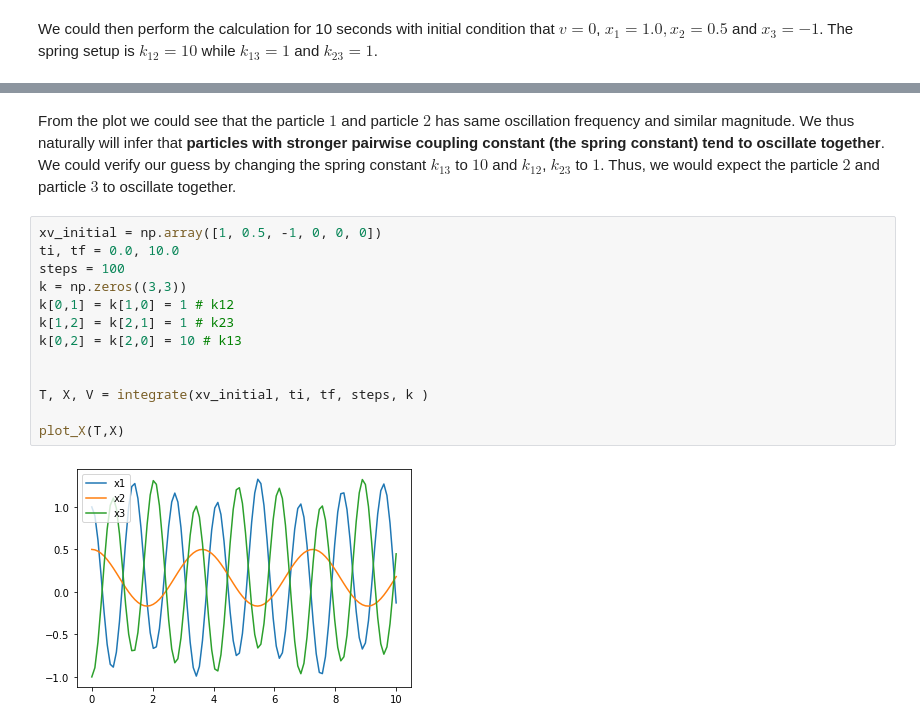
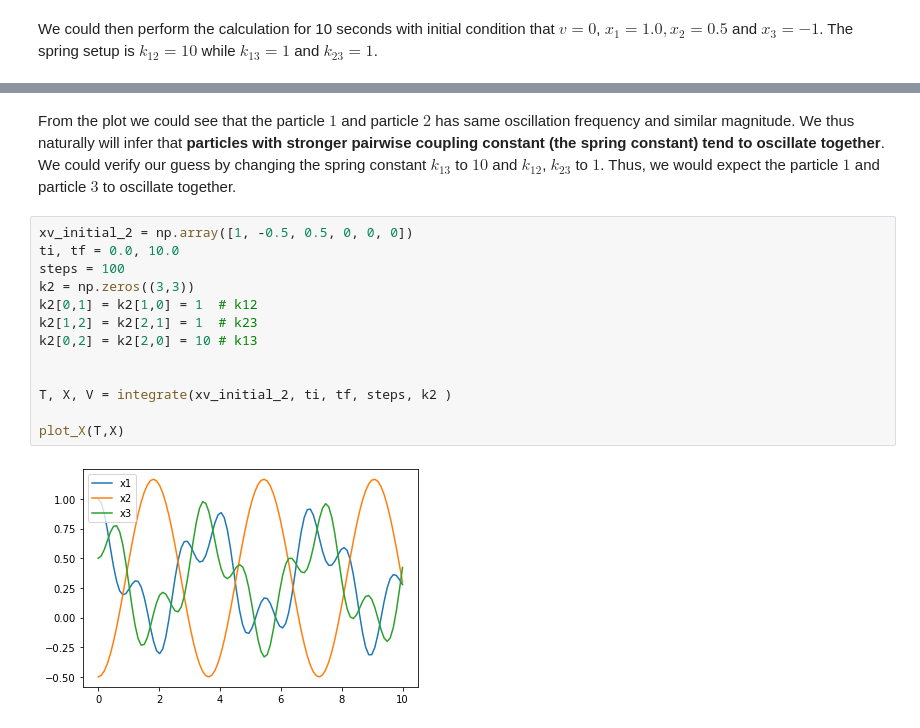
Before and after one commit to GDS-Education-Community-of-Practice/DSECOP, a Jupyter notebook: SpectralClustering/1_simulation.ipynb, the cells around one changed output, grey strips where cells are left out. Saved outputs shown, nothing was run; the diff lists cells and outputs as text.

```diff
--- a/SpectralClustering/1_simulation.ipynb
+++ b/SpectralClustering/1_simulation.ipynb
@@ -120,19 +120,19 @@ plot_X(T,X)
 # %% [output]
 [figure]
 # %% [markdown]
-From the plot we could see that the particle $1$ and particle $2$ has same oscillation frequency and similar magnitude. We thus naturally will infer that **particles with stronger pairwise coupling constant (the spring constant) tend to oscillate together**. We could verify our guess by changing the spring constant $k_{13}$ to $10$ and $k_{12}$, $k_{23}$ to $1$. Thus, we would expect the particle $2$ and particle $3$ to oscillate together.
+From the plot we could see that the particle $1$ and particle $2$ has same oscillation frequency and similar magnitude. We thus naturally will infer that **particles with stronger pairwise coupling constant (the spring constant) tend to oscillate together**. We could verify our guess by changing the spring constant $k_{13}$ to $10$ and $k_{12}$, $k_{23}$ to $1$. Thus, we would expect the particle $1$ and particle $3$ to oscillate together.
 # %%
-xv_initial = np.array([1, 0.5, -1, 0, 0, 0])
+xv_initial_2 = np.array([1, -0.5, 0.5, 0, 0, 0])
 ti, tf = 0.0, 10.0
 steps = 100
-k = np.zeros((3,3))
-k[0,1] = k[1,0] = 1 # k12
-k[1,2] = k[2,1] = 1 # k23
-k[0,2] = k[2,0] = 10 # k13
+k2 = np.zeros((3,3))
+k2[0,1] = k2[1,0] = 1  # k12
+k2[1,2] = k2[2,1] = 1  # k23
+k2[0,2] = k2[2,0] = 10 # k13
 
 
-T, X, V = integrate(xv_initial, ti, tf, steps, k )
+T, X, V = integrate(xv_initial_2, ti, tf, steps, k2 )
 
 plot_X(T,X)
 # %% [output]
-[figure, old version]
+[figure, new version]
```
Also changed, not shown: parts of 10 cells of this notebook, 5 other files.
